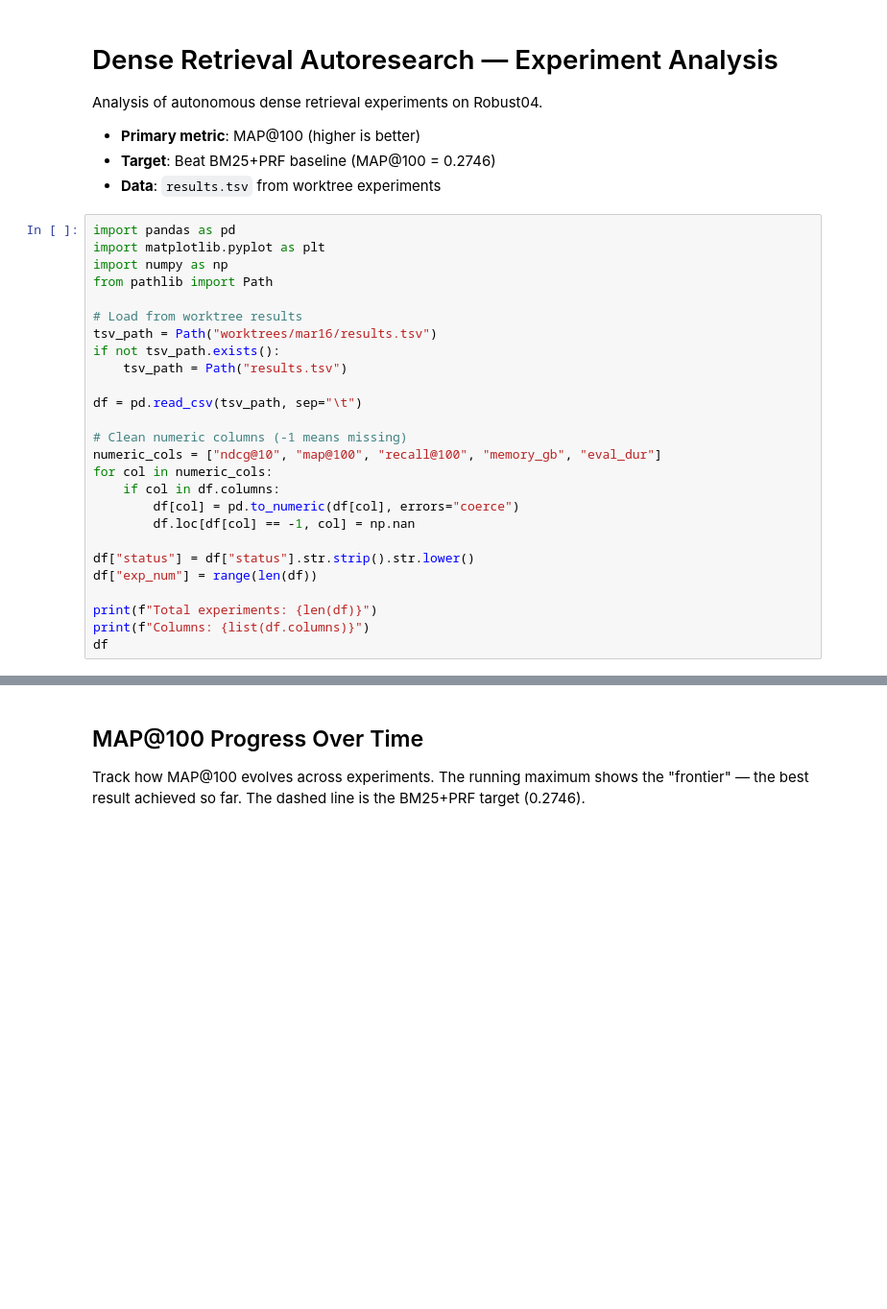
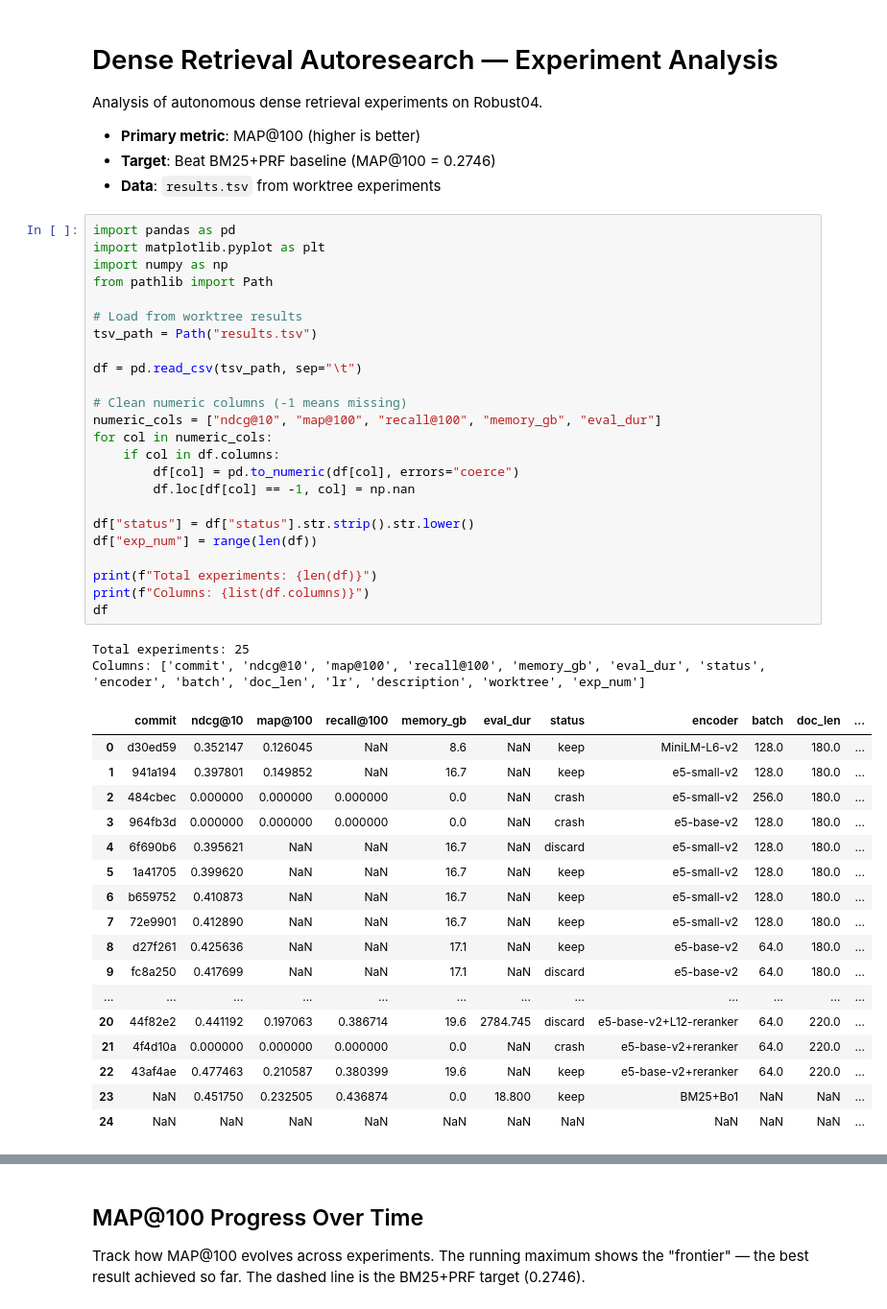
Before and after one commit to rankun203/retrieval-autoresearch, a Jupyter notebook: analysis.ipynb, the cells around one changed output, grey strips where cells are left out. Shown at 96% size. Drawn from its saved outputs; the diff is of its cells as text; blank space fills up the shorter version.

```diff
--- a/analysis.ipynb
+++ b/analysis.ipynb
@@ -8,29 +8,47 @@ Analysis of autonomous dense retrieval experiments on Robust04.
 # %%
 import pandas as pd
 import matplotlib.pyplot as plt
 import numpy as np
 from pathlib import Path
 
 # Load from worktree results
-tsv_path = Path("worktrees/mar16/results.tsv")
-if not tsv_path.exists():
-    tsv_path = Path("results.tsv")
+tsv_path = Path("results.tsv")
 
 df = pd.read_csv(tsv_path, sep="\t")
 
 # Clean numeric columns (-1 means missing)
 numeric_cols = ["ndcg@10", "map@100", "recall@100", "memory_gb", "eval_dur"]
 for col in numeric_cols:
     if col in df.columns:
         df[col] = pd.to_numeric(df[col], errors="coerce")
         df.loc[df[col] == -1, col] = np.nan
 
 df["status"] = df["status"].str.strip().str.lower()
 df["exp_num"] = range(len(df))
 
 print(f"Total experiments: {len(df)}")
 print(f"Columns: {list(df.columns)}")
 df
+# %% [output]
+Total experiments: 25
+Columns: ['commit', 'ndcg@10', 'map@100', 'recall@100', 'memory_gb', 'eval_dur', 'status', 'encoder', 'batch', 'doc_len', 'lr', 'description', 'worktree', 'exp_num']
+|  | commit | ndcg@10 | map@100 | recall@100 | memory_gb | eval_dur | status | encoder | batch | doc_len | ... |
+| 0 | d30ed59 | 0.352147 | 0.126045 | NaN | 8.6 | NaN | keep | MiniLM-L6-v2 | 128.0 | 180.0 | ... |
+| 1 | 941a194 | 0.397801 | 0.149852 | NaN | 16.7 | NaN | keep | e5-small-v2 | 128.0 | 180.0 | ... |
+| 2 | 484cbec | 0.000000 | 0.000000 | 0.000000 | 0.0 | NaN | crash | e5-small-v2 | 256.0 | 180.0 | ... |
+| 3 | 964fb3d | 0.000000 | 0.000000 | 0.000000 | 0.0 | NaN | crash | e5-base-v2 | 128.0 | 180.0 | ... |
+| 4 | 6f690b6 | 0.395621 | NaN | NaN | 16.7 | NaN | discard | e5-small-v2 | 128.0 | 180.0 | ... |
+| 5 | 1a41705 | 0.399620 | NaN | NaN | 16.7 | NaN | keep | e5-small-v2 | 128.0 | 180.0 | ... |
+| 6 | b659752 | 0.410873 | NaN | NaN | 16.7 | NaN | keep | e5-small-v2 | 128.0 | 180.0 | ... |
+| 7 | 72e9901 | 0.412890 | NaN | NaN | 16.7 | NaN | keep | e5-small-v2 | 128.0 | 180.0 | ... |
+| 8 | d27f261 | 0.425636 | NaN | NaN | 17.1 | NaN | keep | e5-base-v2 | 64.0 | 180.0 | ... |
+| 9 | fc8a250 | 0.417699 | NaN | NaN | 17.1 | NaN | discard | e5-base-v2 | 64.0 | 180.0 | ... |
+| ... | ... | ... | ... | ... | ... | ... | ... | ... | ... | ... | ... |
+| 20 | 44f82e2 | 0.441192 | 0.197063 | 0.386714 | 19.6 | 2784.745 | discard | e5-base-v2+L12-reranker | 64.0 | 220.0 | ... |
+| 21 | 4f4d10a | 0.000000 | 0.000000 | 0.000000 | 0.0 | NaN | crash | e5-base-v2+reranker | 64.0 | 220.0 | ... |
+| 22 | 43af4ae | 0.477463 | 0.210587 | 0.380399 | 19.6 | NaN | keep | e5-base-v2+reranker | 64.0 | 220.0 | ... |
+| 23 | NaN | 0.451750 | 0.232505 | 0.436874 | 0.0 | 18.800 | keep | BM25+Bo1 | NaN | NaN | ... |
+| 24 | NaN | NaN | NaN | NaN | NaN | NaN | NaN | NaN | NaN | NaN | ... |
 # %%
 # Experiment outcomes
 counts = df["status"].value_counts()
```
Also changed, not shown: parts of 8 cells of this notebook, 3 other files.
